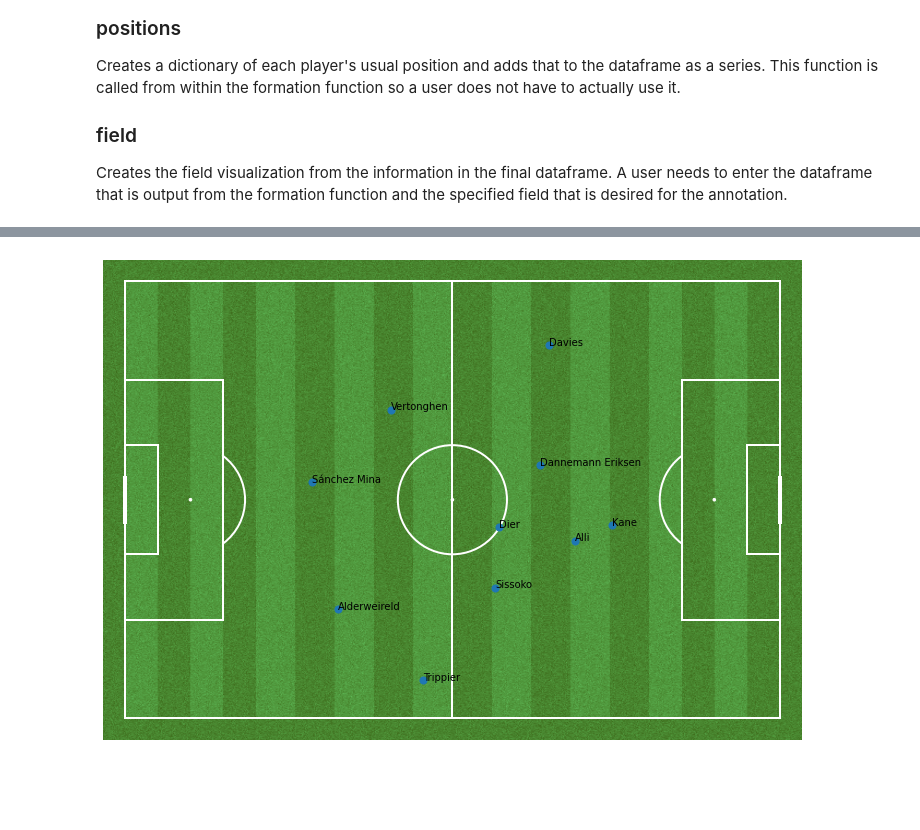
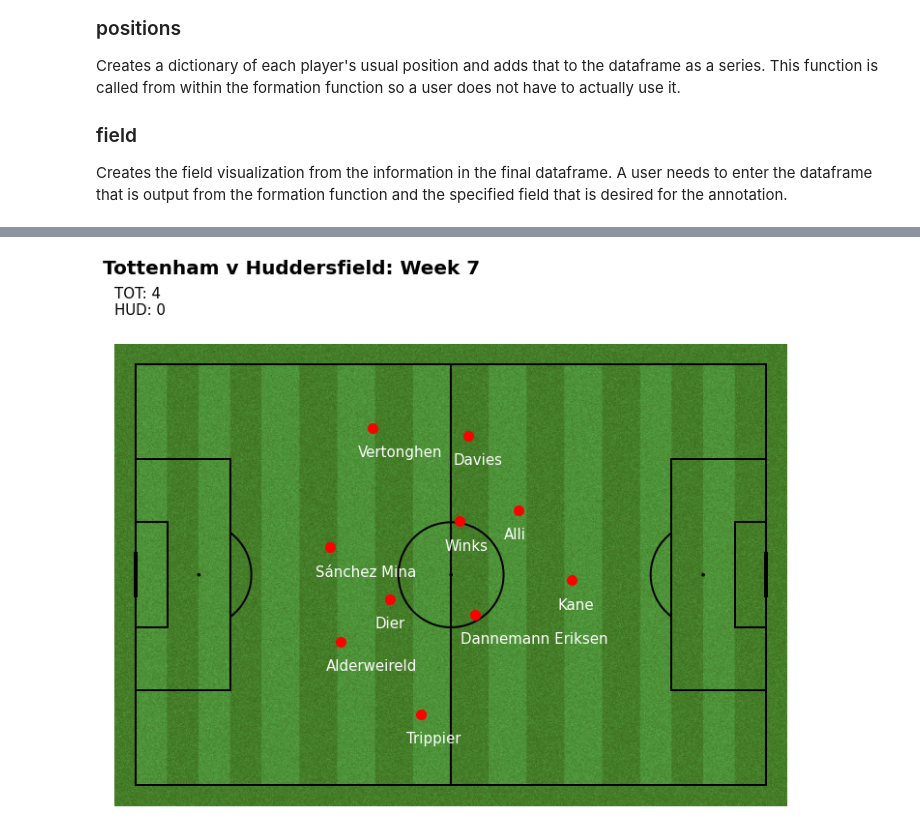
Before and after one commit to estieve/soccer_analysis, a Jupyter notebook: Visualization_simplified.ipynb, the cells around one changed output, grey strips where cells are left out. Cells and saved outputs as stored; diff of their text form; code cells hidden in the pictures; blank space fills up the shorter version.

```diff
--- a/Visualization_simplified.ipynb
+++ b/Visualization_simplified.ipynb
@@ -102,14 +111,15 @@ def positions(gameDF, formDF):
     formDF['role']= formDF['name'].map(positions)
     return formDF
 # %%
-def field(df,label):
-    pitch = Pitch(pitch_color='grass', line_color='white', stripe=True, figsize=(10, 8))
+def field(df,title,subtitle,label):
+    pitch = Pitch(pitch_color='grass', line_color='black', stripe=True, figsize=(10, 8))
 
     fig, ax = pitch.draw()
 
     sc = pitch.scatter(df.x, df.y,
                        cmap='hsv',
-                       s=50, label='scatter', ax=ax)
-
+                       s=100, label='scatter', ax=ax, color='red')
+    plt.suptitle(title, fontsize = 20, fontweight='bold', ha='left', x = -0, y = 1)
+    plt.title(subtitle, fontsize = 15, x = 0, y = 1.05, ha='left')
     for i, txt in enumerate(label):
-        ax.annotate(txt, (df.x[i], df.y[i]))
+        ax.annotate(txt, (df.x[i], df.y[i]), xytext=(-15, -30), textcoords='offset points', fontsize = 15, color='white')
@@ -151,4 +126,4 @@ field(tactics,tactics.role)
 # %%
-tott = team_df('Tottenham Hotspur', 4, '1H')
+tott = team_df('Tottenham Hotspur', 7, '1H')
 # %%
 tott_tact = formation(tott)
@@ -169,4 +130,4 @@ tott_tact
 # %%
-field(tott_tact,tott_tact.name)
+field(tott_tact,'Tottenham v Huddersfield: Week 7','\nTOT: 4\nHUD: 0',tott_tact.name)
 # %% [output]
-[figure, old version]
+[figure, new version]
```
Also changed, not shown: parts of 28 cells of this notebook.
